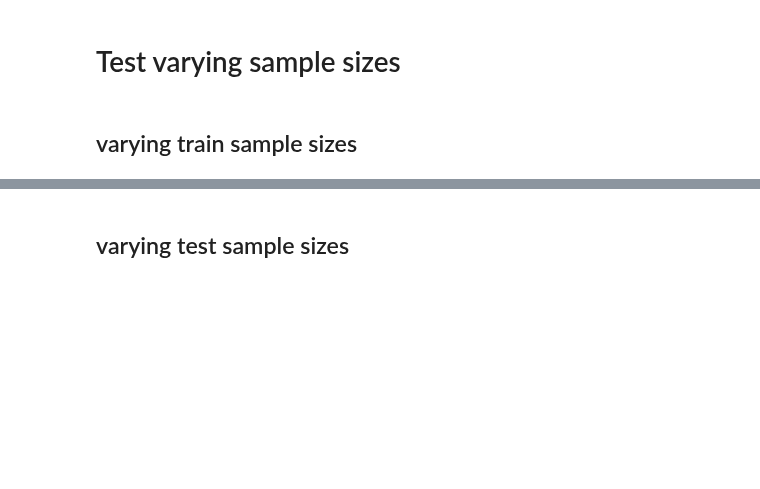
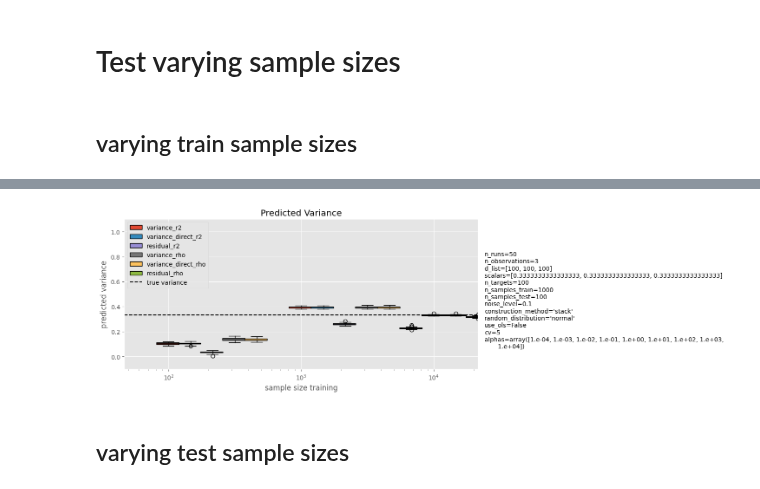
Before and after one commit to leo-schultheiss/compare_variance_residual, a Jupyter notebook: compare_variance_residual/simulated/comparison.ipynb, the cells around one changed output, grey strips where cells are left out. Saved outputs shown, nothing was run; the diff lists cells and outputs as text; code cells hidden in the pictures; blank space fills up the shorter version.

```diff
--- a/compare_variance_residual/simulated/comparison.ipynb
+++ b/compare_variance_residual/simulated/comparison.ipynb
@@ -121,4 +131,4 @@ mag = np.log10(variables["n_samples_train"])
 sample_sizes_training = np.logspace(mag - 1, mag + 1, n_observations)
 variable_name = "sample size training"
 # %%
-results, names = get_results(variable_name, sample_sizes_training, **variables)
+results = get_results(variable_name, sample_sizes_training, **variables)
@@ -125,7 +143,8 @@ results, names = get_results(variable_name, sample_sizes_training, **variables)
 # %%
-plot_experiment(variable_name, sample_sizes_training, results, names, x_is_log=True,
-                save_dir=get_experiment_dir(variable_name, **variables),
-                **variables)
+plot_experiment(variable_name, sample_sizes_training, results, result_names, x_is_log=True,
+                save_dir=get_experiment_dir(variable_name, **variables), **variables)
+# %% [output]
+[figure, added]
 # %% [markdown]
 ## varying test sample sizes
 # %%
```
Also changed, not shown: parts of 16 cells of this notebook.
